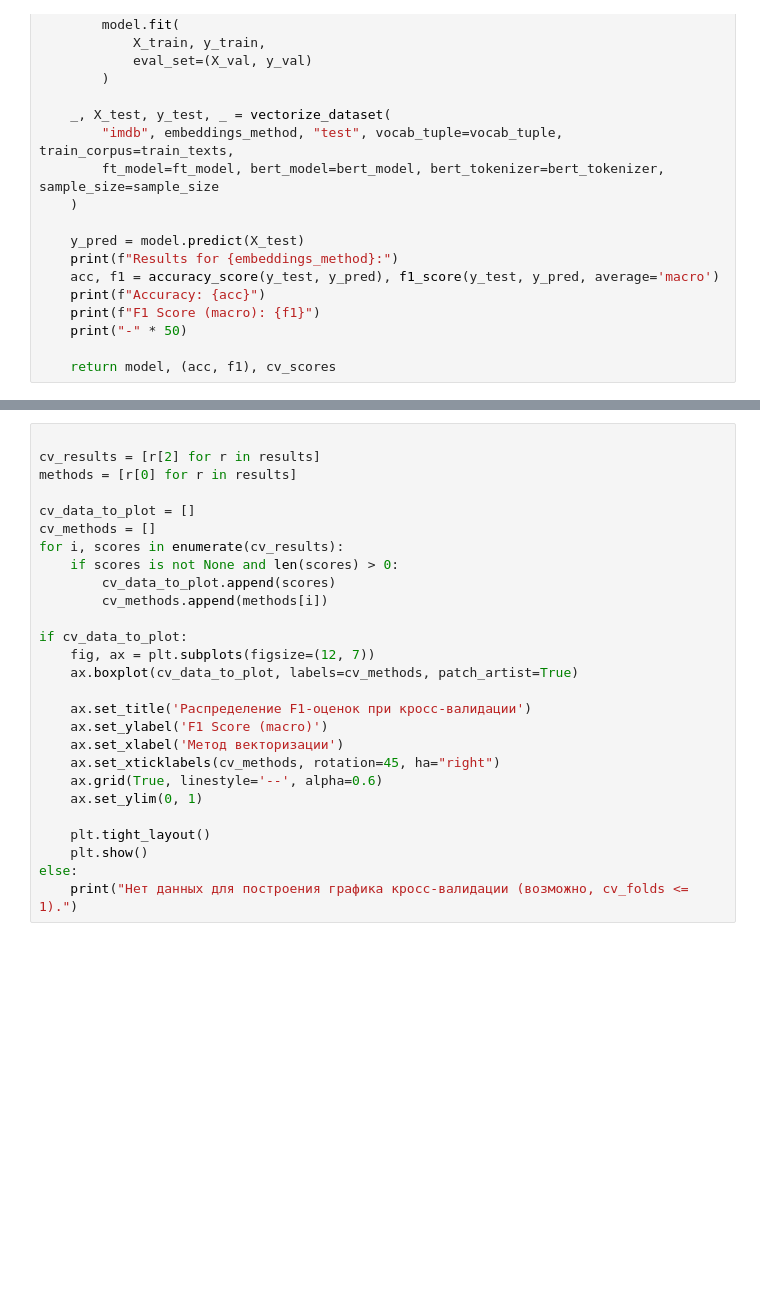
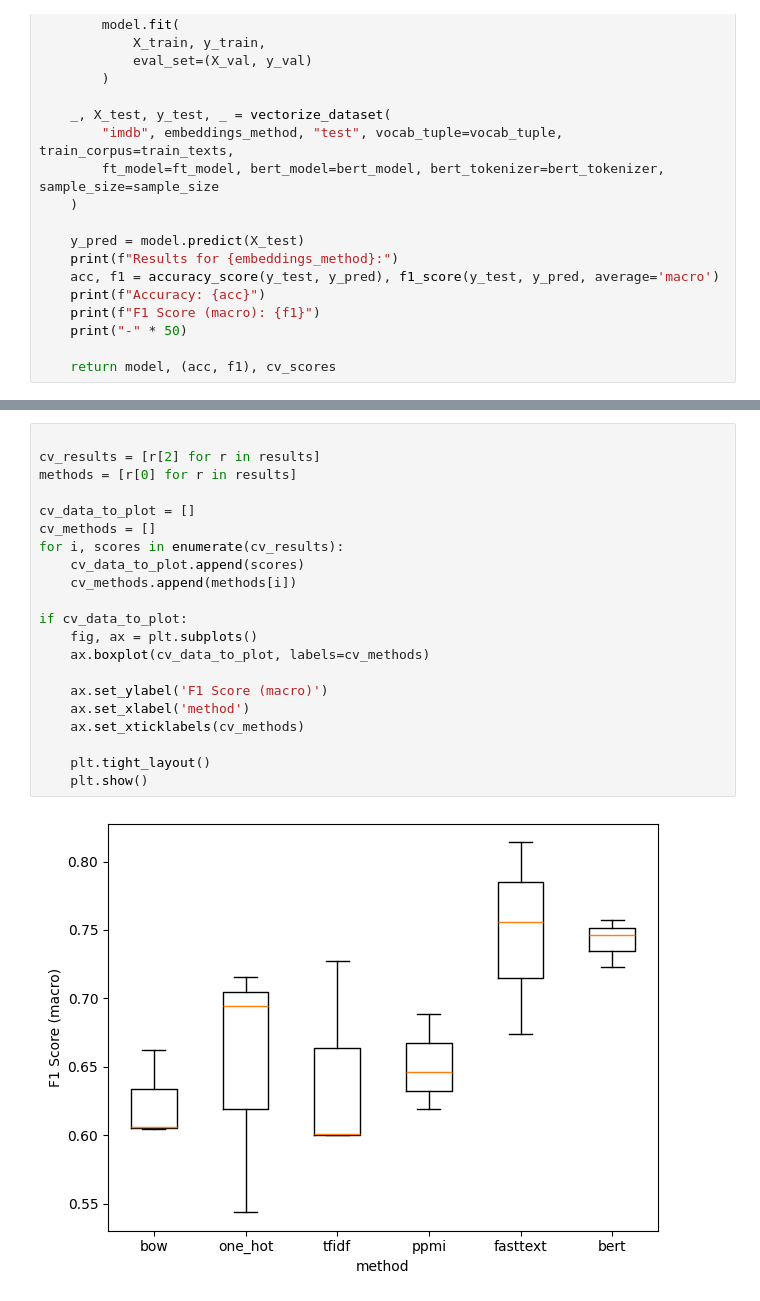
Before and after one commit to platiumgold/neural-networks, a Jupyter notebook: hw9/NLP_part1_homework.ipynb, the cells around one changed output, grey strips where cells are left out. Drawn from its saved outputs; the diff is of its cells as text; blank space fills up the shorter version.

```diff
--- a/hw9/NLP_part1_homework.ipynb
+++ b/hw9/NLP_part1_homework.ipynb
@@ -518,27 +515,23 @@ plt.show()
 # %%
 
 cv_results = [r[2] for r in results]
 methods = [r[0] for r in results]
 
 cv_data_to_plot = []
 cv_methods = []
 for i, scores in enumerate(cv_results):
-    if scores is not None and len(scores) > 0:
-        cv_data_to_plot.append(scores)
-        cv_methods.append(methods[i])
+    cv_data_to_plot.append(scores)
+    cv_methods.append(methods[i])
 
 if cv_data_to_plot:
-    fig, ax = plt.subplots(figsize=(12, 7))
-    ax.boxplot(cv_data_to_plot, labels=cv_methods, patch_artist=True)
+    fig, ax = plt.subplots()
+    ax.boxplot(cv_data_to_plot, labels=cv_methods)
 
-    ax.set_title('Распределение F1-оценок при кросс-валидации')
     ax.set_ylabel('F1 Score (macro)')
-    ax.set_xlabel('Метод векторизации')
-    ax.set_xticklabels(cv_methods, rotation=45, ha="right")
-    ax.grid(True, linestyle='--', alpha=0.6)
-    ax.set_ylim(0, 1)
+    ax.set_xlabel('method')
+    ax.set_xticklabels(cv_methods)
 
     plt.tight_layout()
     plt.show()
-else:
-    print("Нет данных для построения графика кросс-валидации (возможно, cv_folds <= 1).")
+# %% [output]
+[figure, added]
```
Also changed, not shown: parts of 2 cells of this notebook.
